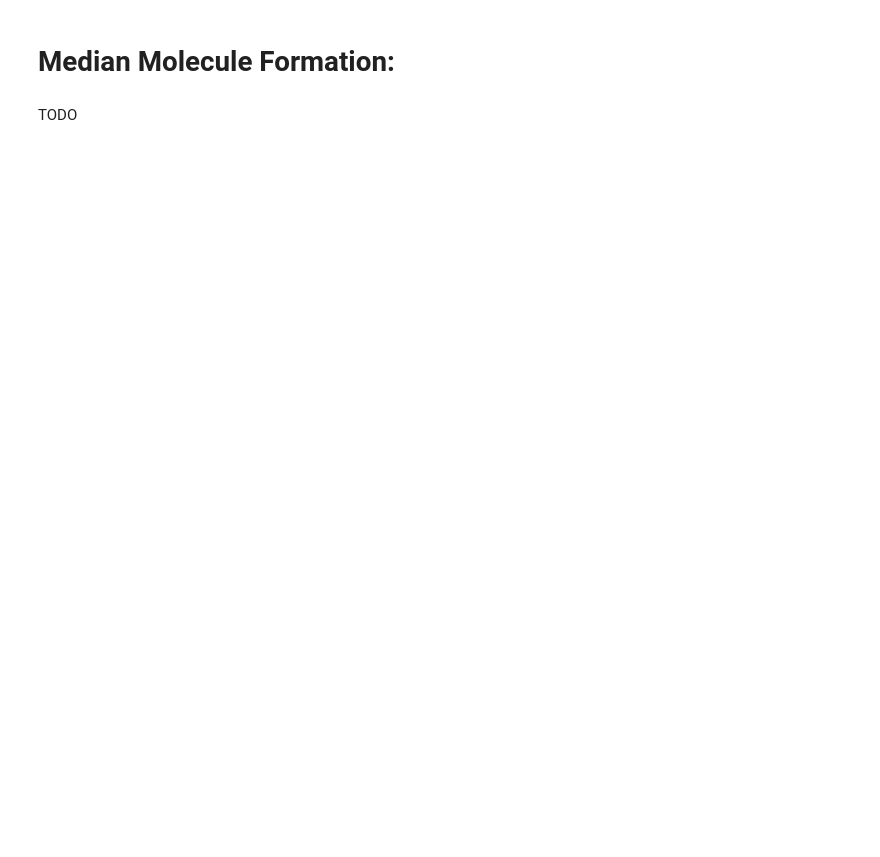
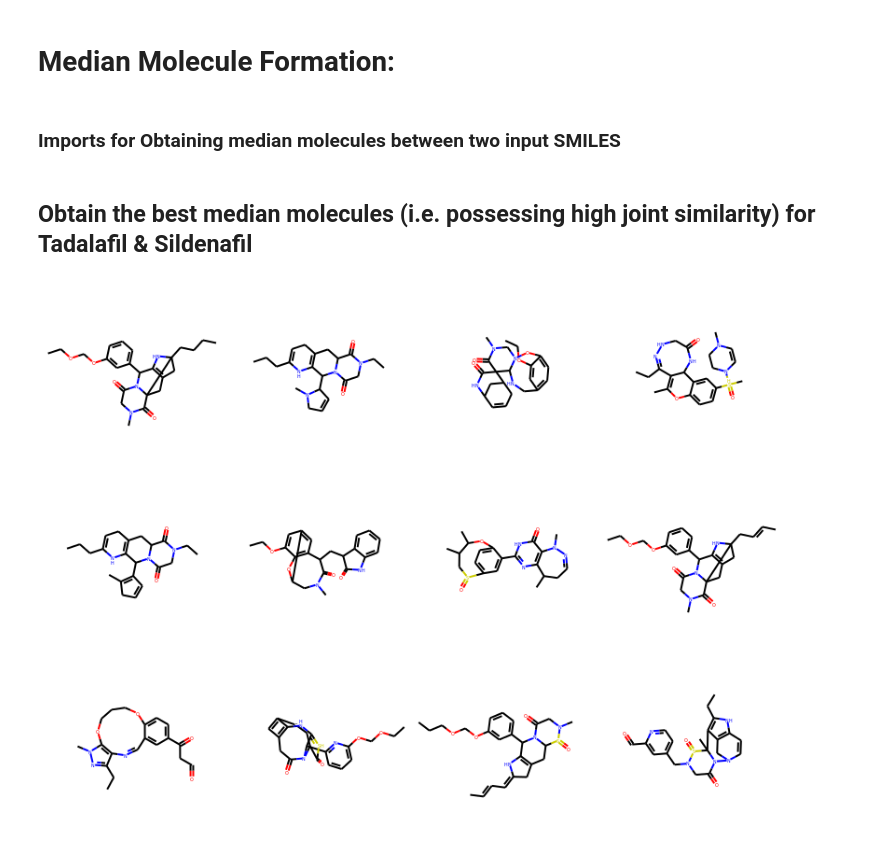
Before and after one commit to aspuru-guzik-group/stoned-selfies, a Jupyter notebook: stoned_selfies_tut.ipynb, the cells around one changed output. Cells and saved outputs as stored; diff of their text form; code cells hidden in the pictures; blank space fills up the shorter version.

```diff
--- a/stoned_selfies_tut.ipynb
+++ b/stoned_selfies_tut.ipynb
@@ -1057,4 +1057,4 @@ Min -0.42633599999999994 Max 0.2702995311671156
 # %% [markdown]
 # Median Molecule Formation:
-# %% [markdown]
-TODO
+# %% [markdown]
+### Imports for Obtaining median molecules between two input SMILES
@@ -1060,0 +1115,21 @@ TODO
+# %% [markdown]
+## Obtain the best median molecules (i.e. possessing high joint similarity) for Tadalafil & Sildenafil
+# %%
+num_tries             = 6
+num_random_samples    = 6
+collect_bidirectional = True # Doubles the number of paths: source->target & target->source
+apply_filter          = False
+num_top_iter          = 12    # Number of molecules that are selected after each iteration
+
+smi_1 = 'CN1CC(=O)N2C(C1=O)CC3=C(C2C4=CC5=C(C=C4)OCO5)NC6=CC=CC=C36'       # Tadalafil
+smi_2 = 'CCCC1=NN(C2=C1N=C(NC2=O)C3=C(C=CC(=C3)S(=O)(=O)N4CCN(CC4)C)OCC)C' # Sildenafil
+
+# SMILES, joint-sim score
+smiles_, best_scores = get_median_mols(smi_1, smi_2, num_tries, num_random_samples, collect_bidirectional, num_top_iter)
+# %%
+mol_ = [Chem.MolFromSmiles(x) for x in smiles_]
+
+img=Draw.MolsToGridImage(mol_[:40],molsPerRow=4,subImgSize=(200,200))
+img
+# %% [output]
+[figure, added]
```
Also changed, not shown: parts of 11 cells of this notebook.
